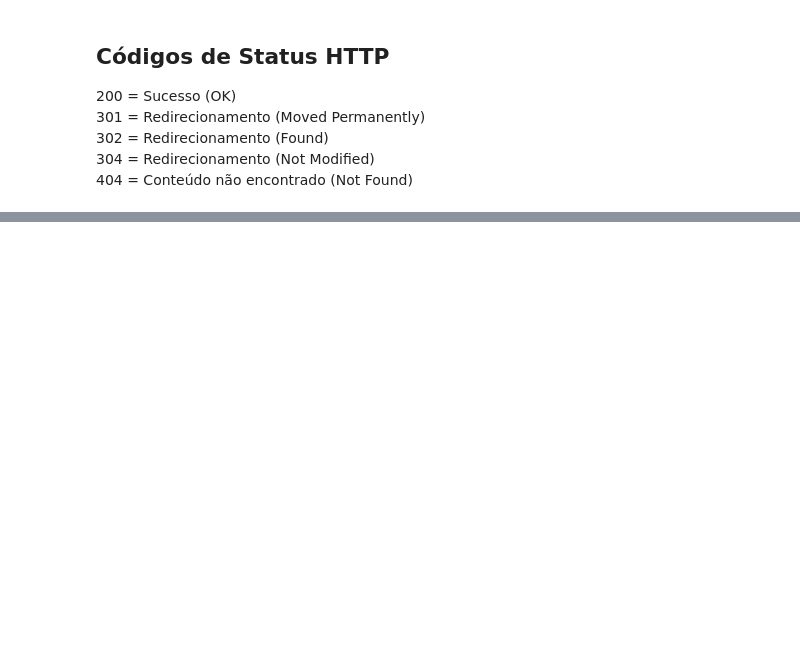
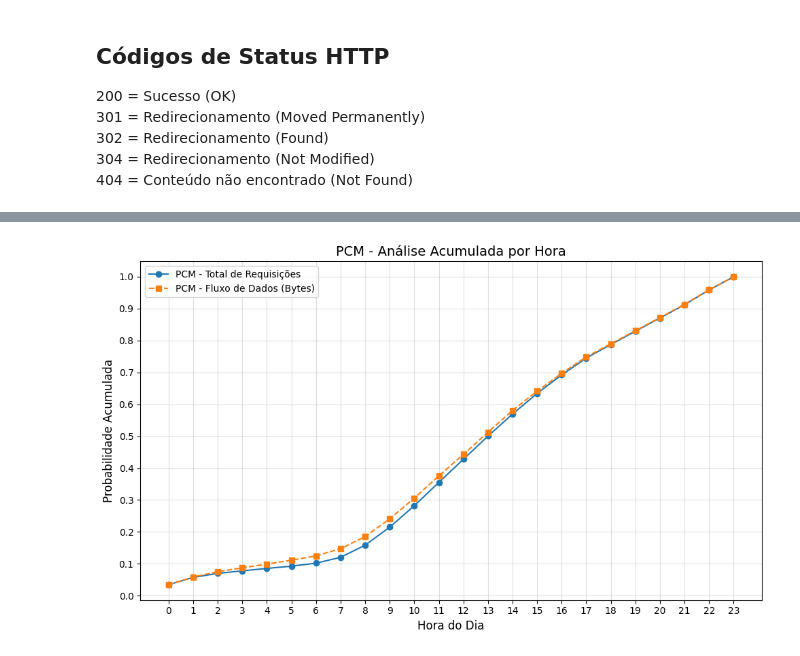
Before and after one commit to lcsvillela/CMP223, a Jupyter notebook: CMP223_WebAccessLog.ipynb, the cells around one changed output, grey strips where cells are left out. Drawn from its saved outputs; the diff is of its cells as text; code cells hidden in the pictures; blank space fills up the shorter version.

```diff
--- a/CMP223_WebAccessLog.ipynb
+++ b/CMP223_WebAccessLog.ipynb
@@ -462,0 +423,36 @@ plt.show()
+# %%
+import pandas as pd
+import matplotlib.pyplot as plt
+
+new_logs_df['hour'] = new_logs_df['datetime'].dt.hour
+
+hourly_summary = new_logs_df.groupby('hour').agg(
+    total_requests=('request', 'count'),
+    total_size=('size', 'sum')
+).reset_index()
+
+pdf_requests = hourly_summary['total_requests'] / hourly_summary['total_requests'].sum()
+pdf_size = hourly_summary['total_size'] / hourly_summary['total_size'].sum()
+
+pcm_requests = pdf_requests.cumsum()
+pcm_size = pdf_size.cumsum()
+
+plt.figure(figsize=(10, 6))
+
+plt.plot(hourly_summary['hour'], pcm_requests, label="PCM - Total de Requisições", marker="o", linestyle="-")
+
+plt.plot(hourly_summary['hour'], pcm_size, label="PCM - Fluxo de Dados (Bytes)", marker="s", linestyle="--")
+
+plt.title("PCM - Análise Acumulada por Hora", fontsize=14)
+plt.xlabel("Hora do Dia", fontsize=12)
+plt.ylabel("Probabilidade Acumulada", fontsize=12)
+plt.xticks(range(24))
+plt.yticks([i * 0.1 for i in range(11)])
+plt.grid(alpha=0.4)
+plt.legend()
+plt.tight_layout()
+
+# Exibir o gráfico
+plt.show()
+# %% [output]
+[figure, added]
```
Also changed, not shown: parts of 14 cells of this notebook.
